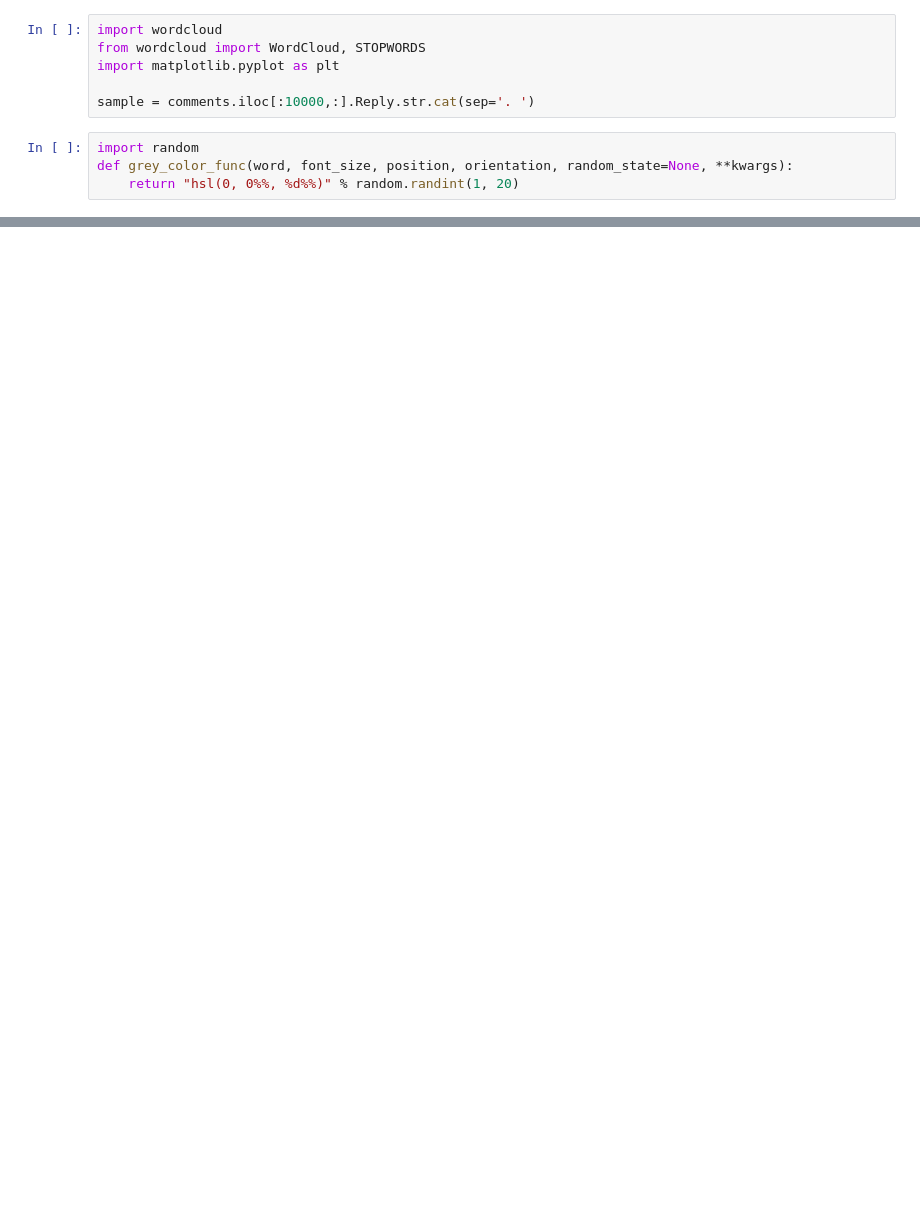
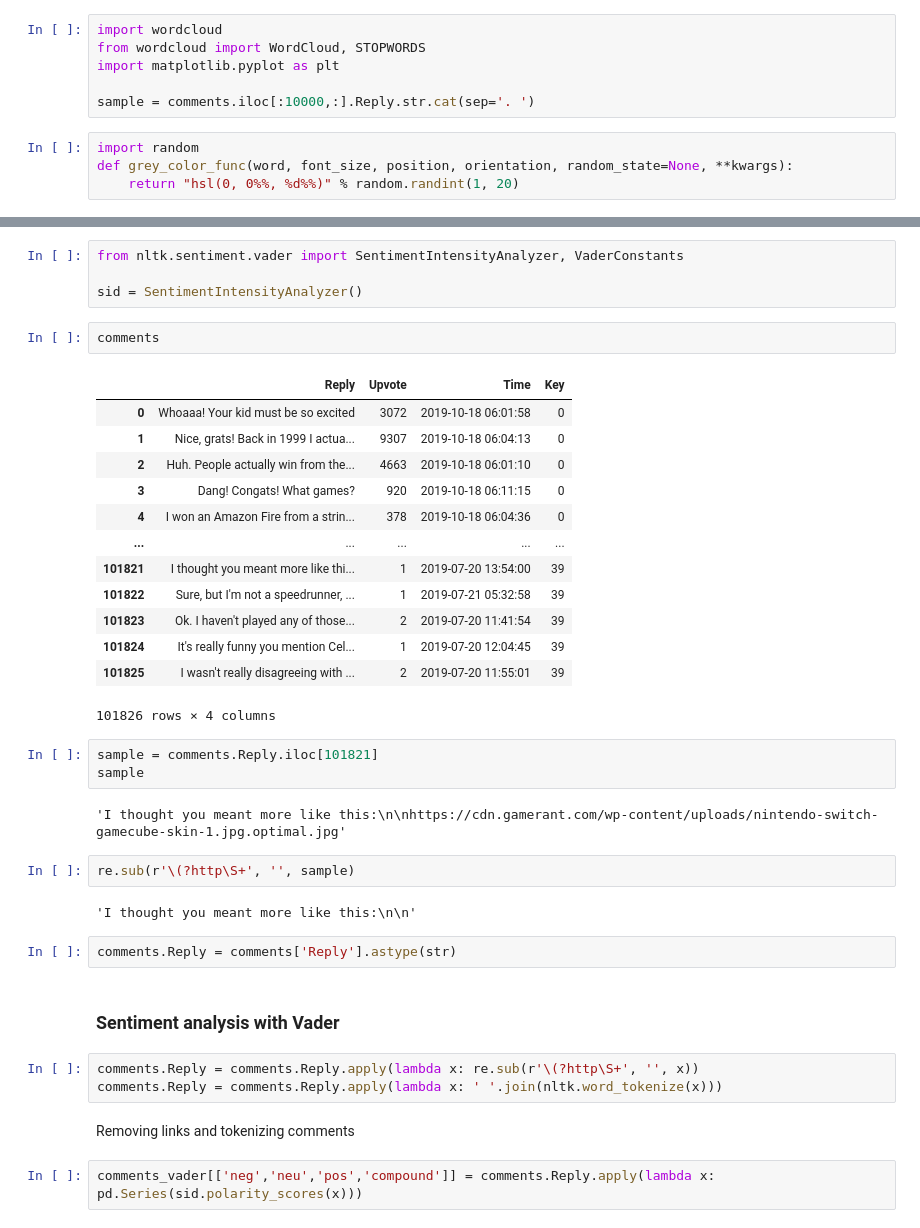
Before and after one commit to micoooo/Sentiment-Analysis, a Jupyter notebook: processing.ipynb, the cells around one changed output, grey strips where cells are left out. Drawn from its saved outputs; the diff is of its cells as text; blank space fills up the shorter version.

```diff
--- a/processing.ipynb
+++ b/processing.ipynb
@@ -90,0 +99,40 @@ plt.show()
+# %%
+from nltk.sentiment.vader import SentimentIntensityAnalyzer, VaderConstants
+
+sid = SentimentIntensityAnalyzer()
+# %%
+comments
+# %% [output]
+|  | Reply | Upvote | Time | Key |
+| 0 | Whoaaa! Your kid must be so excited | 3072 | 2019-10-18 06:01:58 | 0 |
+| 1 | Nice, grats! Back in 1999 I actua... | 9307 | 2019-10-18 06:04:13 | 0 |
+| 2 | Huh. People actually win from the... | 4663 | 2019-10-18 06:01:10 | 0 |
+| 3 | Dang! Congats! What games? | 920 | 2019-10-18 06:11:15 | 0 |
+| 4 | I won an Amazon Fire from a strin... | 378 | 2019-10-18 06:04:36 | 0 |
+| ... | ... | ... | ... | ... |
+| 101821 | I thought you meant more like thi... | 1 | 2019-07-20 13:54:00 | 39 |
+| 101822 | Sure, but I'm not a speedrunner, ... | 1 | 2019-07-21 05:32:58 | 39 |
+| 101823 | Ok. I haven't played any of those... | 2 | 2019-07-20 11:41:54 | 39 |
+| 101824 | It's really funny you mention Cel... | 1 | 2019-07-20 12:04:45 | 39 |
+| 101825 | I wasn't really disagreeing with ... | 2 | 2019-07-20 11:55:01 | 39 |
+101826 rows × 4 columns
+# %%
+sample = comments.Reply.iloc[101821]
+sample
+# %% [output]
+'I thought you meant more like this:\n\nhttps://cdn.gamerant.com/wp-content/uploads/nintendo-switch-gamecube-skin-1.jpg.optimal.jpg'
+# %%
+re.sub(r'\(?http\S+', '', sample)
+# %% [output]
+'I thought you meant more like this:\n\n'
+# %%
+comments.Reply = comments['Reply'].astype(str)
+# %% [markdown]
+### Sentiment analysis with Vader
+# %%
+comments.Reply = comments.Reply.apply(lambda x: re.sub(r'\(?http\S+', '', x))
+comments.Reply = comments.Reply.apply(lambda x: ' '.join(nltk.word_tokenize(x)))
+# %% [markdown]
+Removing links and tokenizing comments
+# %%
+comments_vader[['neg','neu','pos','compound']] = comments.Reply.apply(lambda x: pd.Series(sid.polarity_scores(x)))
```
Also changed, not shown: parts of 14 cells of this notebook, 1 other file.
